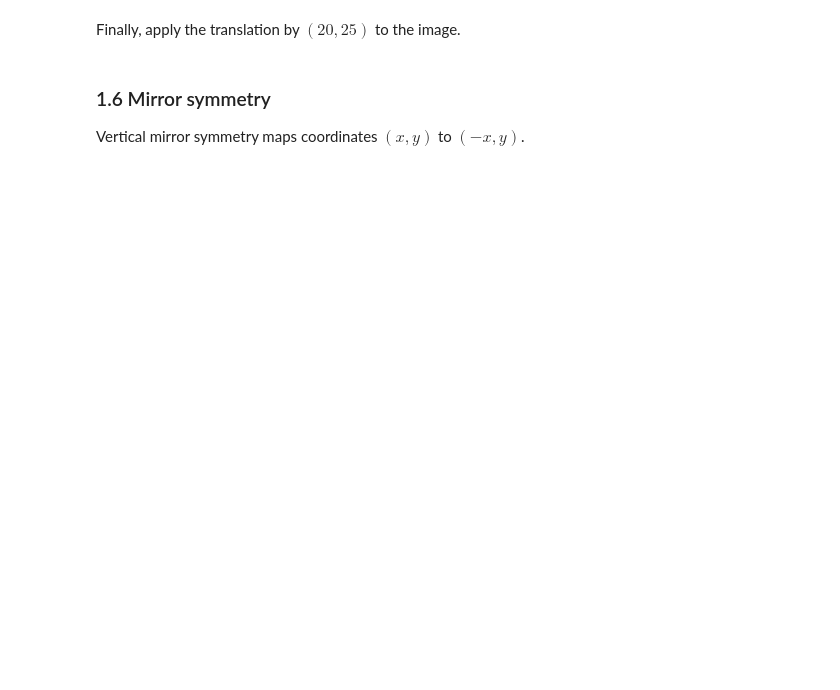
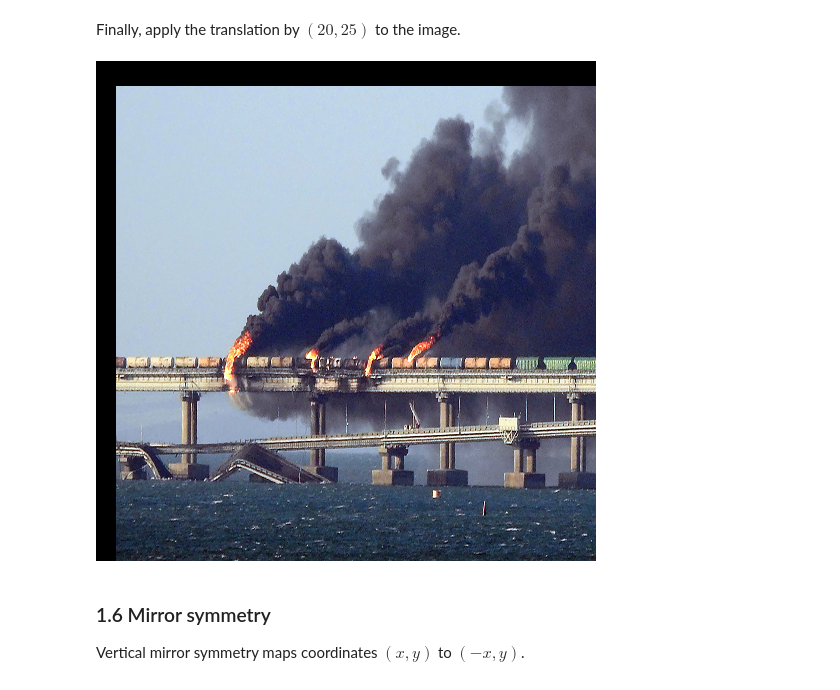
Before and after one commit to Siromanec/la-lab1-mutel_muzychuk_ivanov, a Jupyter notebook: Ivanov_Mutel_Muzychuk_LA_Lab_1.ipynb, the cells around one changed output. Cells and saved outputs as stored; diff of their text form; code cells hidden in the pictures; blank space fills up the shorter version.

```diff
--- a/Ivanov_Mutel_Muzychuk_LA_Lab_1.ipynb
+++ b/Ivanov_Mutel_Muzychuk_LA_Lab_1.ipynb
@@ -356,9 +404,11 @@ plt.show()
 Finally, apply the translation by $(20, 25)$ to the image.
 # %%
 ##### YOUR CODE STARTS #####
-translated = ...
+translated = cv.warpAffine(resized, M4, [resized.shape[0], resized.shape[1]])
 ##### YOUR CODE ENDS #####
-cv2_imshow(translated)
+display(Image.fromarray(translated[:,:,::-1]))
+# %% [output]
+[figure, added]
 # %% [markdown]
 ### 1.6 Mirror symmetry
 Vertical mirror symmetry maps coordinates $(x, y)$ to $(-x,y)$.
```
Also changed, not shown: parts of 8 cells of this notebook.
